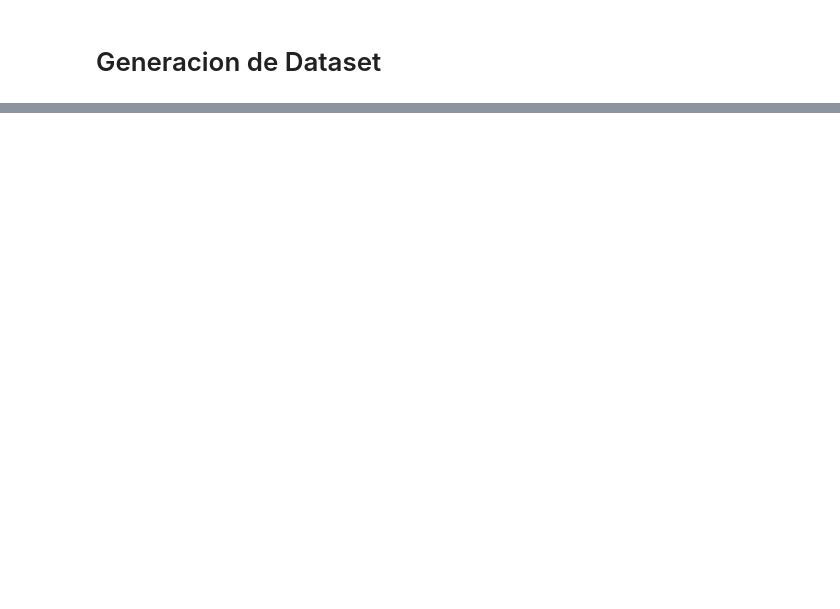
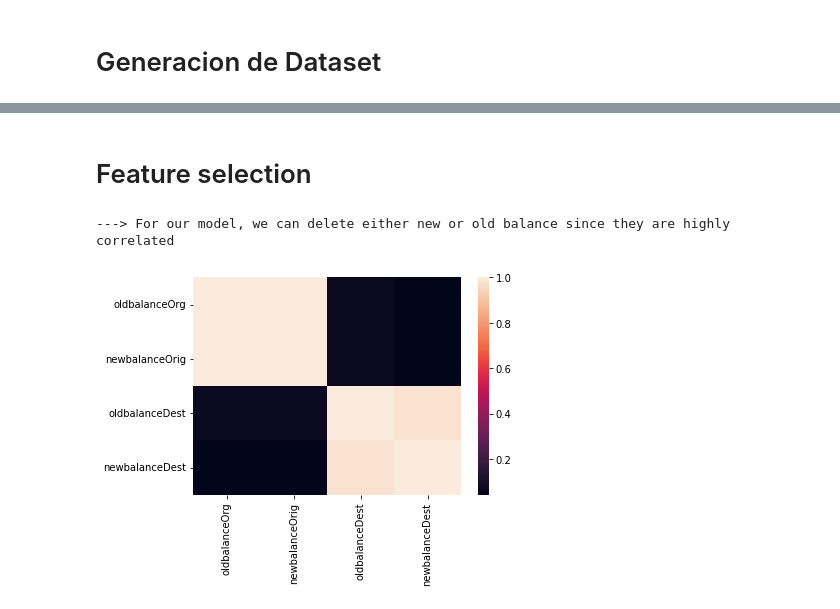
Before and after one commit to mbrito96/CEIA, a Jupyter notebook: X5_ML1/TP1/01_FraudDetection.ipynb, the cells around one changed output, grey strips where cells are left out. Drawn from its saved outputs; the diff is of its cells as text; code cells hidden in the pictures; blank space fills up the shorter version.

```diff
--- a/X5_ML1/TP1/01_FraudDetection.ipynb
+++ b/X5_ML1/TP1/01_FraudDetection.ipynb
@@ -97,0 +102,10 @@ t_db.plot(kind='bar', figsize=(20,5))
+# %% [markdown]
+# Feature selection
+# %%
+temp_df = df[['oldbalanceOrg', 'newbalanceOrig', 'oldbalanceDest', 'newbalanceDest']]
+temp_corr = temp_df.corr()
+sns.heatmap(temp_corr)
+print('---> For our model, we can delete either new or old balance since they are highly correlated')
+# %% [output]
+---> For our model, we can delete either new or old balance since they are highly correlated
+[figure, added]
```
Also changed, not shown: parts of 62 cells of this notebook, 19 other files.
